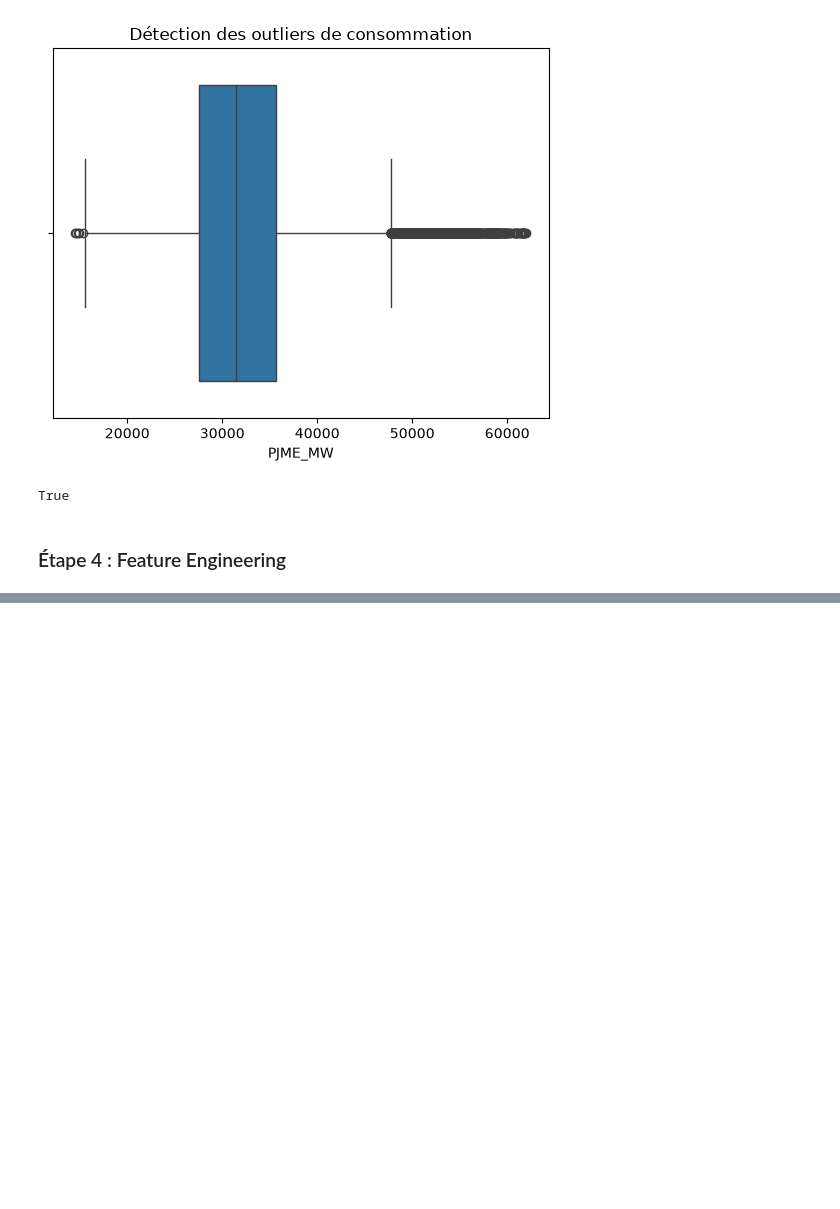
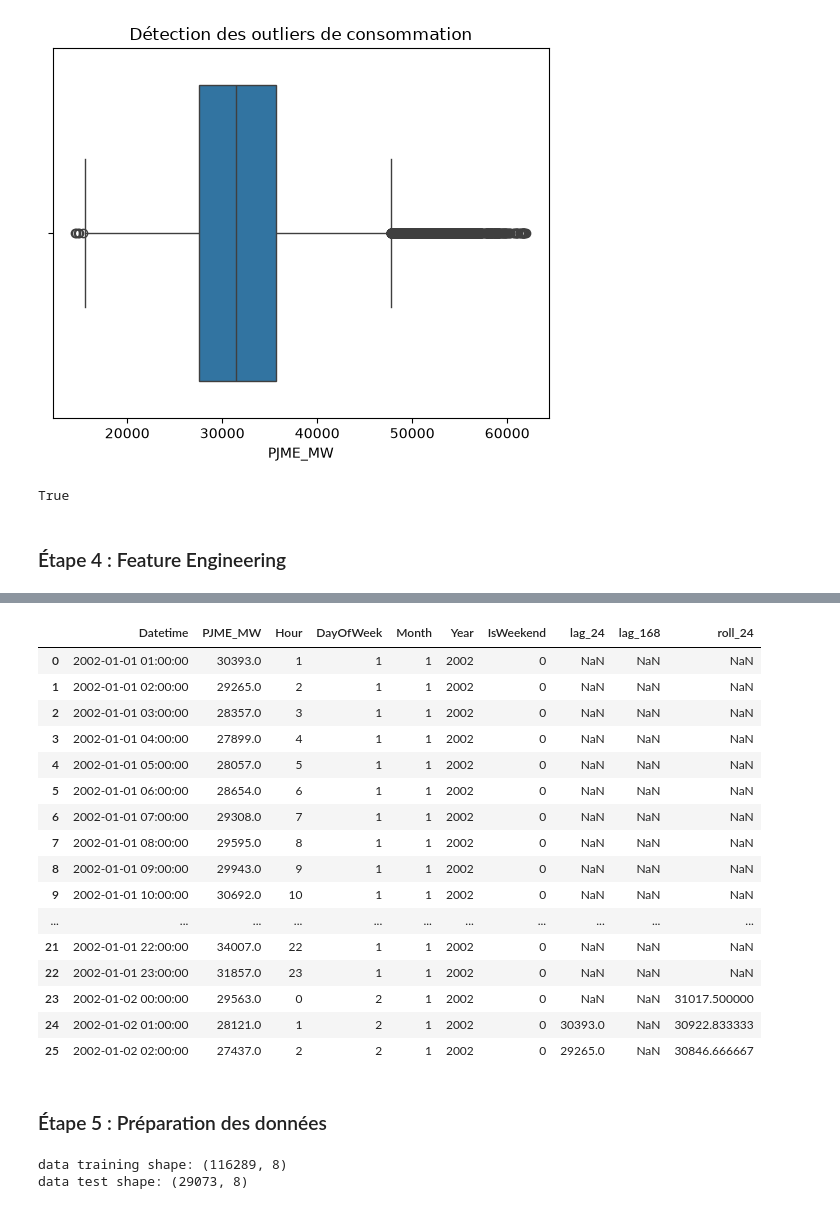
Before and after one commit to MounaSaiss/Azure_consommation_-lectrique, a Jupyter notebook: nootbook.ipynb, the cells around one changed output, grey strips where cells are left out. Saved outputs shown, nothing was run; the diff lists cells and outputs as text; code cells hidden in the pictures; blank space fills up the shorter version.

```diff
--- a/nootbook.ipynb
+++ b/nootbook.ipynb
@@ -200,3 +200,15 @@ df["Datetime"].is_monotonic_increasing
 True
 # %% [markdown]
 ### Étape 4 : Feature Engineering
+# %%
+# Convertir Datetime en datetime
+df["Datetime"] = pd.to_datetime(df["Datetime"])
+
+# Extraire les variables temporelles
+df["Hour"] = df["Datetime"].dt.hour
+df["DayOfWeek"] = df["Datetime"].dt.dayofweek
+df["Month"] = df["Datetime"].dt.month
+df["Year"] = df["Datetime"].dt.year
+
+# Identifier le weekend
+df["IsWeekend"] = (df["Datetime"].dt.dayofweek >= 5).astype(int)
@@ -202,0 +229,7 @@ True
+# %%
+#Affiche les lags (variable de retard)
+
+df["lag_24"]=df["PJME_MW"].shift(24) #consomation il ya 24h
+df["lag_168"]=df["PJME_MW"].shift(168) #consomation il ya 7jours
+
+df.head(10)
@@ -202,0 +248,24 @@ True
+# %%
+#Calcul moyene glissant
+df["roll_24"] = df["PJME_MW"].rolling(window=24).mean()
+df.head(26)
+# %% [output]
+|  | Datetime | PJME_MW | Hour | DayOfWeek | Month | Year | IsWeekend | lag_24 | lag_168 | roll_24 |
+| 0 | 2002-01-01 01:00:00 | 30393.0 | 1 | 1 | 1 | 2002 | 0 | NaN | NaN | NaN |
+| 1 | 2002-01-01 02:00:00 | 29265.0 | 2 | 1 | 1 | 2002 | 0 | NaN | NaN | NaN |
+| 2 | 2002-01-01 03:00:00 | 28357.0 | 3 | 1 | 1 | 2002 | 0 | NaN | NaN | NaN |
+| 3 | 2002-01-01 04:00:00 | 27899.0 | 4 | 1 | 1 | 2002 | 0 | NaN | NaN | NaN |
+| 4 | 2002-01-01 05:00:00 | 28057.0 | 5 | 1 | 1 | 2002 | 0 | NaN | NaN | NaN |
+| 5 | 2002-01-01 06:00:00 | 28654.0 | 6 | 1 | 1 | 2002 | 0 | NaN | NaN | NaN |
+| 6 | 2002-01-01 07:00:00 | 29308.0 | 7 | 1 | 1 | 2002 | 0 | NaN | NaN | NaN |
+| 7 | 2002-01-01 08:00:00 | 29595.0 | 8 | 1 | 1 | 2002 | 0 | NaN | NaN | NaN |
+| 8 | 2002-01-01 09:00:00 | 29943.0 | 9 | 1 | 1 | 2002 | 0 | NaN | NaN | NaN |
+| 9 | 2002-01-01 10:00:00 | 30692.0 | 10 | 1 | 1 | 2002 | 0 | NaN | NaN | NaN |
+| ... | ... | ... | ... | ... | ... | ... | ... | ... | ... | ... |
+| 21 | 2002-01-01 22:00:00 | 34007.0 | 22 | 1 | 1 | 2002 | 0 | NaN | NaN | NaN |
+| 22 | 2002-01-01 23:00:00 | 31857.0 | 23 | 1 | 1 | 2002 | 0 | NaN | NaN | NaN |
+| 23 | 2002-01-02 00:00:00 | 29563.0 | 0 | 2 | 1 | 2002 | 0 | NaN | NaN | 31017.500000 |
+| 24 | 2002-01-02 01:00:00 | 28121.0 | 1 | 2 | 1 | 2002 | 0 | 30393.0 | NaN | 30922.833333 |
+| 25 | 2002-01-02 02:00:00 | 27437.0 | 2 | 2 | 1 | 2002 | 0 | 29265.0 | NaN | 30846.666667 |
+# %% [markdown]
+### Étape 5 : Préparation des données
@@ -202,0 +297,6 @@ True
+# %%
+print("data training shape:", X_train.shape)
+print("data test shape:", X_test.shape)
+# %% [output]
+data training shape: (116289, 8)
+data test shape: (29073, 8)
```
Also changed, not shown: parts of 4 cells of this notebook.
